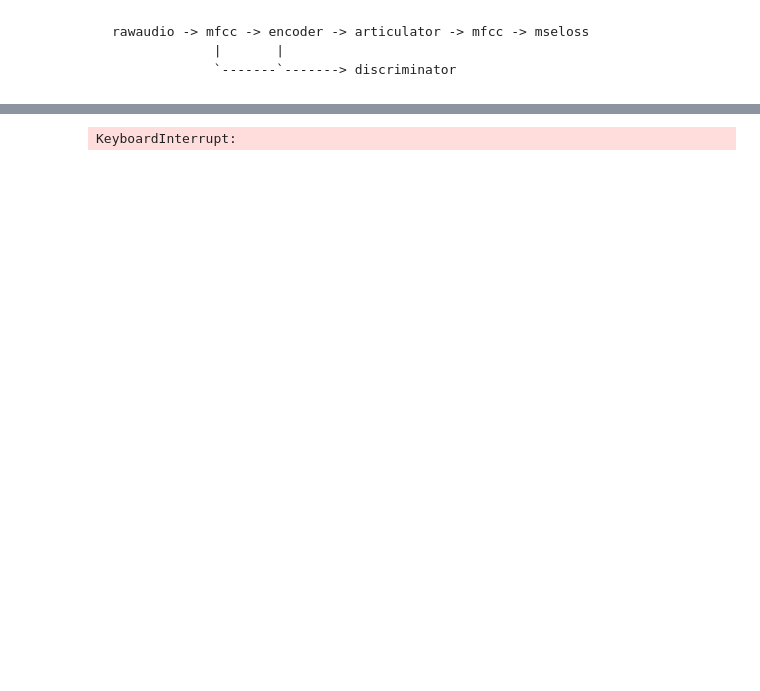
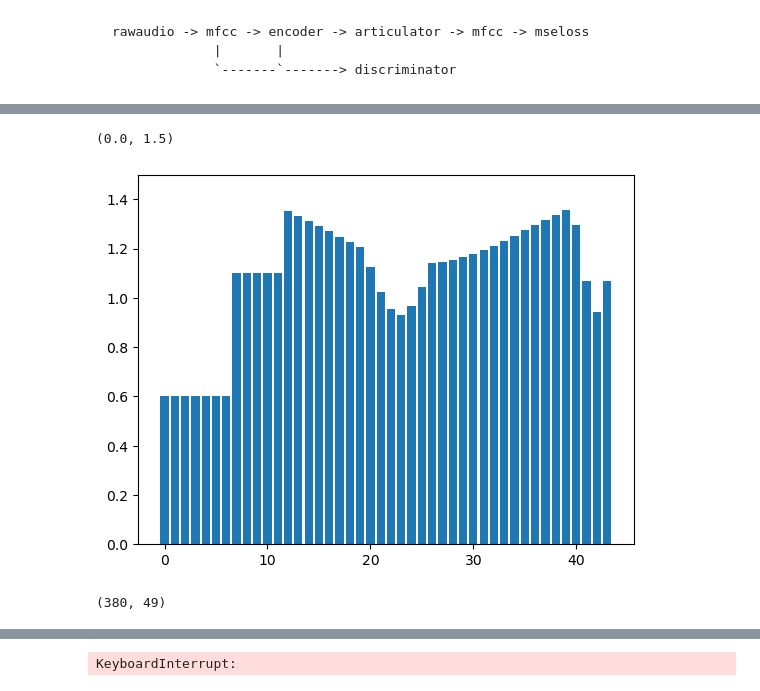
Before and after one commit to kaiidams/pinktrombone_cpp, a Jupyter notebook: train.ipynb, the cells around one changed output, grey strips where cells are left out. Saved outputs shown, nothing was run; the diff lists cells and outputs as text; code cells hidden in the pictures; blank space fills up the shorter version.

```diff
--- a/train.ipynb
+++ b/train.ipynb
@@ -6,0 +49,19 @@ rawaudio -> mfcc -> encoder -> articulator -> mfcc -> mseloss
+# %%
+plt.bar(x=np.arange(n), height=diameter[100])
+plt.ylim(0, 1.5)
+# %% [output]
+(0.0, 1.5)
+[figure, added]
+# %%
+data = np.concatenate([
+    p[:, 5:],
+    diameter
+], axis=1)
+data[:, 0] = 1.0 # data[:, 0] > 0.3
+data[:, 1] = data[:, 1] * 100 + 100
+#data[:, 3] = data[:, 2] ** 0.8
+data[:, 2:4] = 1.0
+data[:, 4] = np.clip(data[:, 4] * 0.4 - 0.2, 0.01, 0.2)
+data.shape
+# %% [output]
+(380, 49)
```
Also changed, not shown: parts of 9 cells of this notebook, 1 other file.
